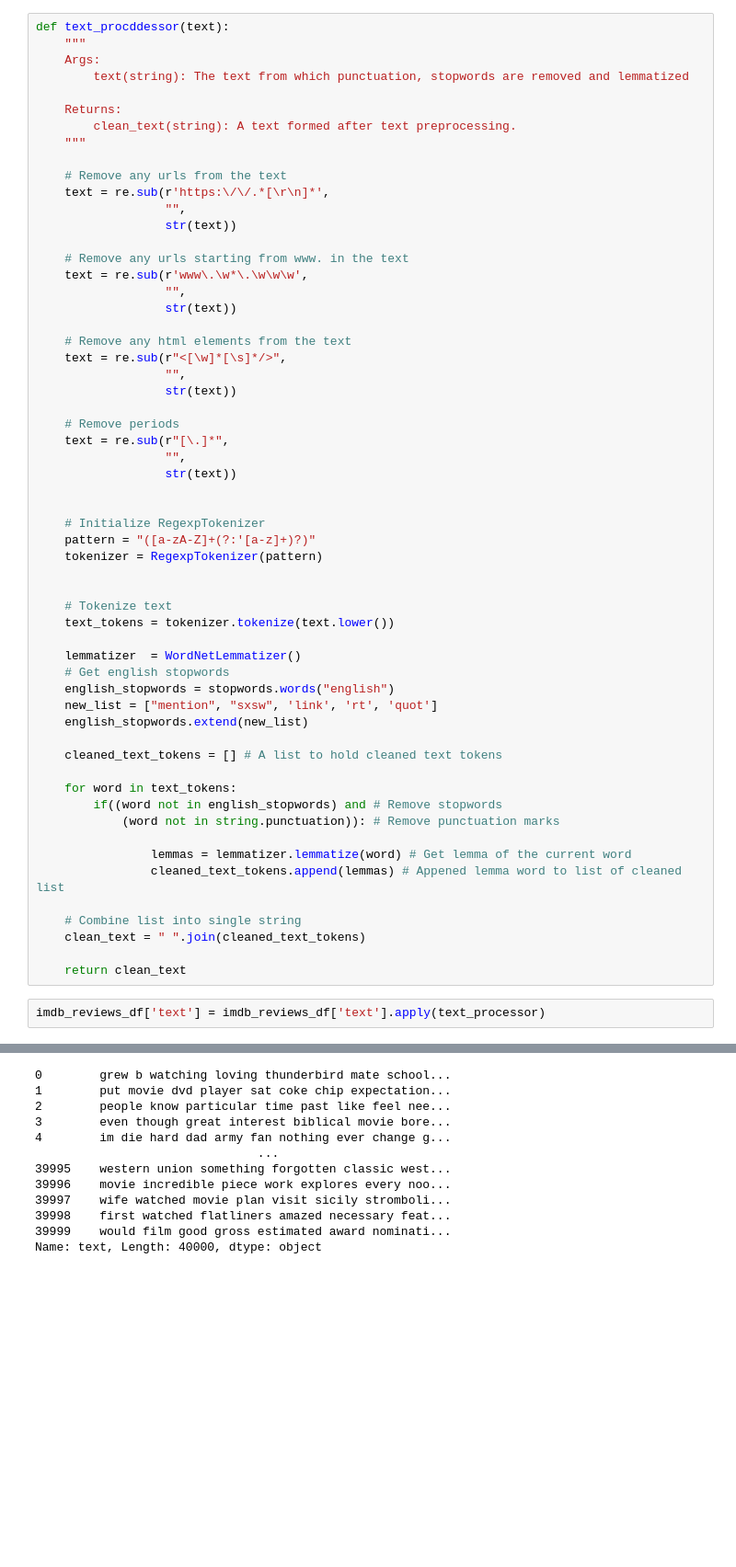
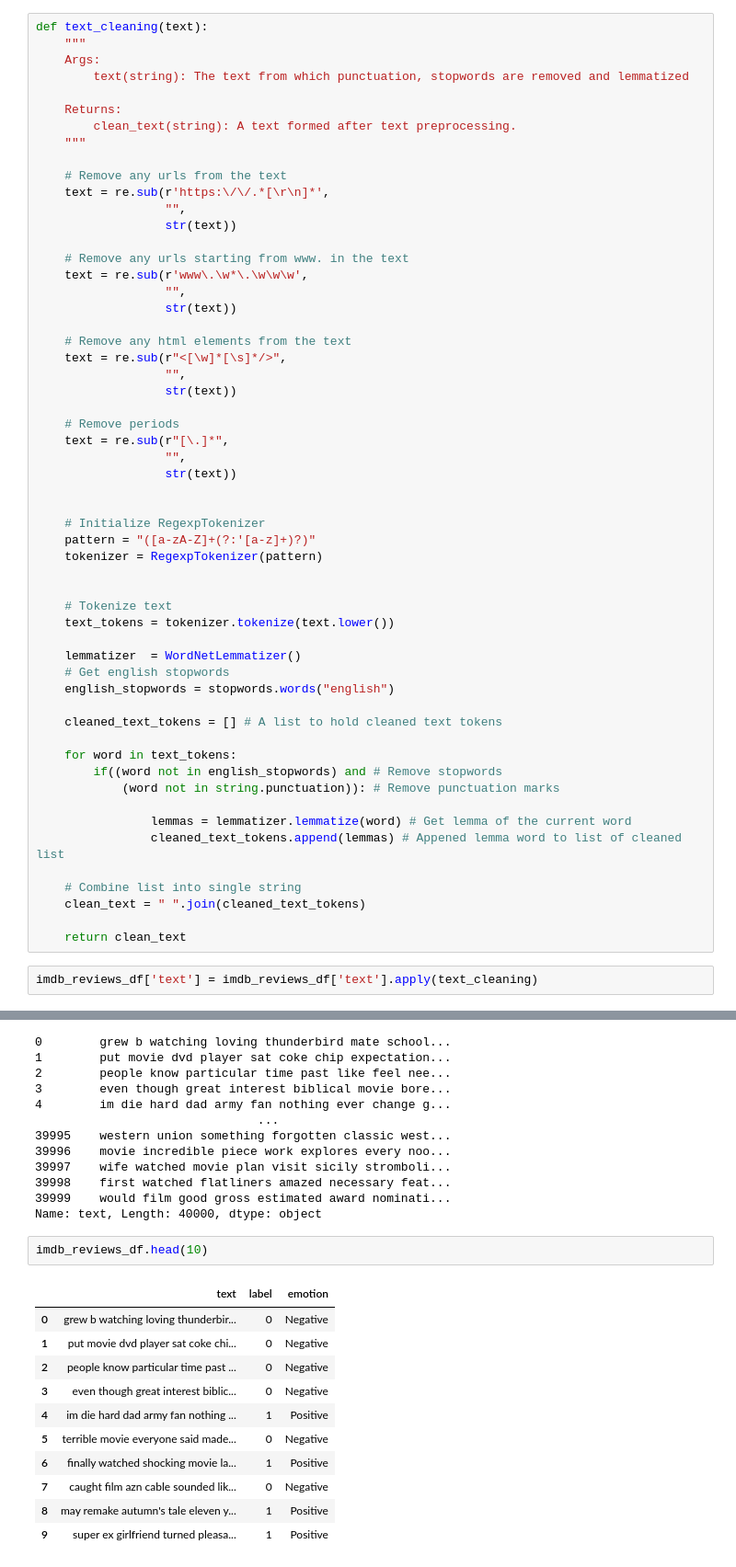
Before and after one commit to benjaminybai/rtsentiment, a Jupyter notebook: Sentiment_Analysis_Notebook.ipynb, the cells around one changed output, grey strips where cells are left out. Shown at 92% size. Drawn from its saved outputs; the diff is of its cells as text; blank space fills up the shorter version.

```diff
--- a/Sentiment_Analysis_Notebook.ipynb
+++ b/Sentiment_Analysis_Notebook.ipynb
@@ -83,5 +107,5 @@ Name: Emotion, dtype: int64
 # %%
-def text_procddessor(text):
+def text_cleaning(text):
     """
     Args:
         text(string): The text from which punctuation, stopwords are removed and lemmatized
@@ -122,8 +146,6 @@ def text_procddessor(text):
     lemmatizer  = WordNetLemmatizer()
     # Get english stopwords
     english_stopwords = stopwords.words("english")
-    new_list = ["mention", "sxsw", 'link', 'rt', 'quot']
-    english_stopwords.extend(new_list)
 
     cleaned_text_tokens = [] # A list to hold cleaned text tokens
 
@@ -139,7 +161,7 @@ def text_procddessor(text):
 
     return clean_text
 # %%
-imdb_reviews_df['text'] = imdb_reviews_df['text'].apply(text_processor)
+imdb_reviews_df['text'] = imdb_reviews_df['text'].apply(text_cleaning)
 # %%
 imdb_reviews_df['text']
 # %% [output]
@@ -155,3 +177,17 @@ imdb_reviews_df['text']
 39998    first watched flatliners amazed necessary feat...
 39999    would film good gross estimated award nominati...
 Name: text, Length: 40000, dtype: object
+# %%
+imdb_reviews_df.head(10)
+# %% [output]
+|  | text | label | emotion |
+| 0 | grew b watching loving thunderbir... | 0 | Negative |
+| 1 | put movie dvd player sat coke chi... | 0 | Negative |
+| 2 | people know particular time past ... | 0 | Negative |
+| 3 | even though great interest biblic... | 0 | Negative |
+| 4 | im die hard dad army fan nothing ... | 1 | Positive |
+| 5 | terrible movie everyone said made... | 0 | Negative |
+| 6 | finally watched shocking movie la... | 1 | Positive |
+| 7 | caught film azn cable sounded lik... | 0 | Negative |
+| 8 | may remake autumn's tale eleven y... | 1 | Positive |
+| 9 | super ex girlfriend turned pleasa... | 1 | Positive |
```
Also changed, not shown: parts of 23 cells of this notebook, 2 other files.
